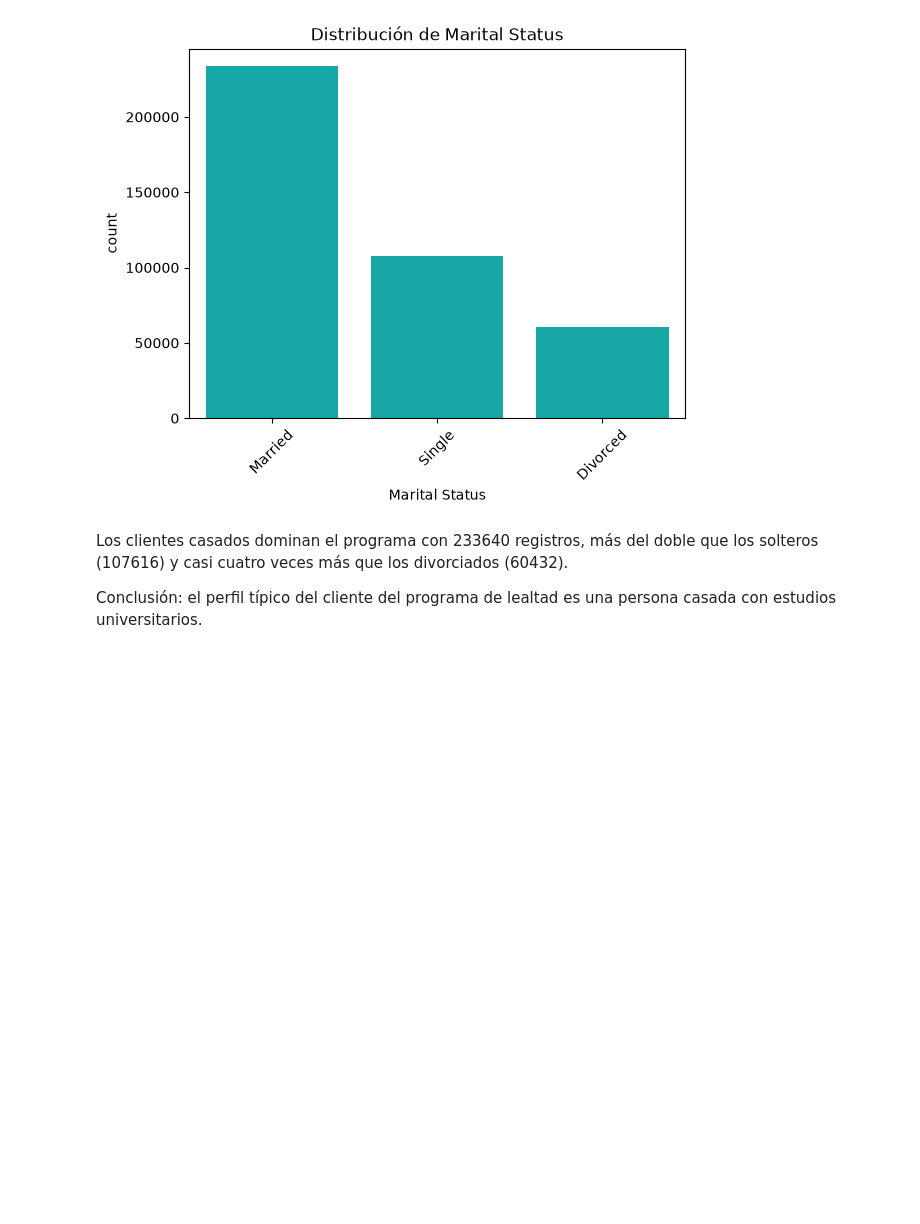
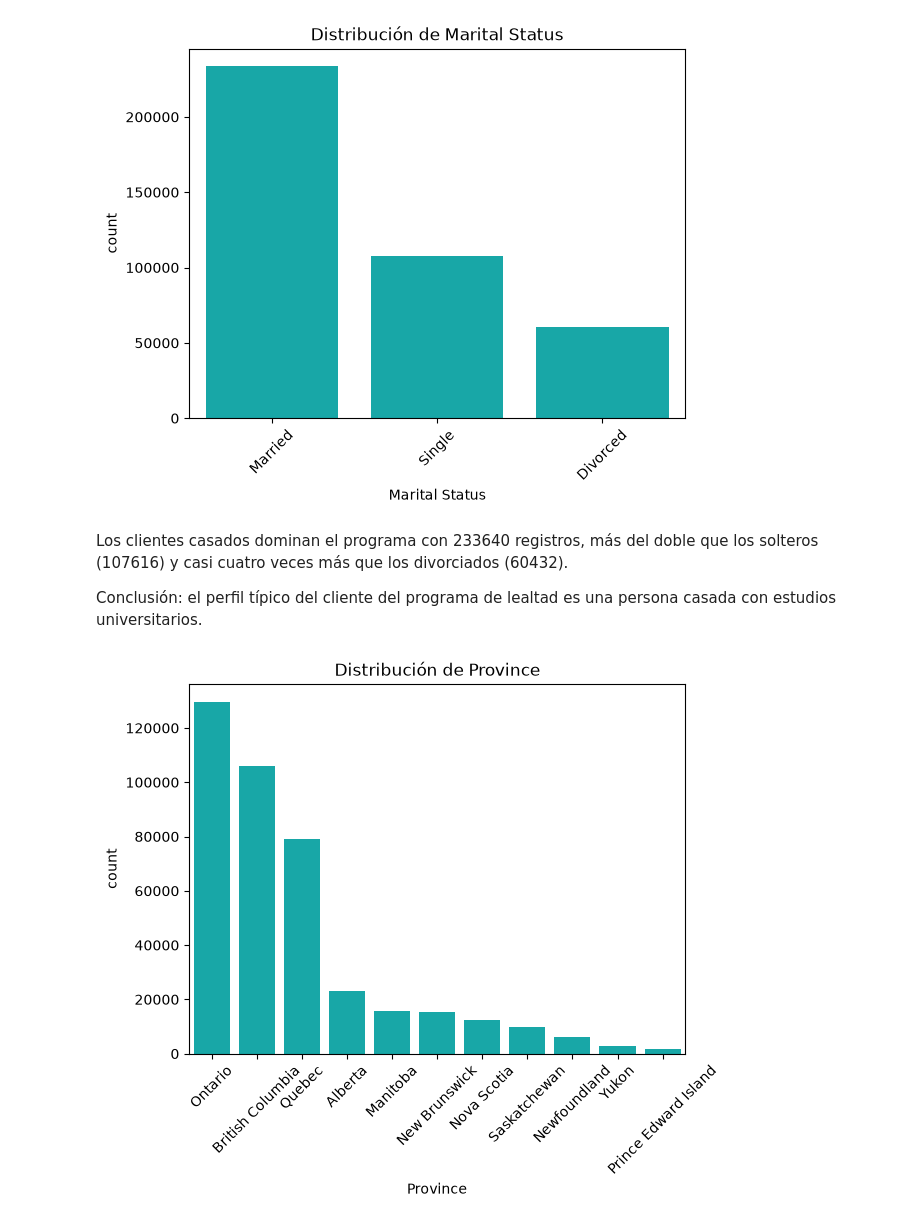
Before and after one commit to Adalab/bda-modulo-3-evaluacion-final-CristiSL, a Jupyter notebook: evaluacion-final.ipynb, the cells around one changed output. Saved outputs shown, nothing was run; the diff lists cells and outputs as text; code cells hidden in the pictures; blank space fills up the shorter version.

```diff
--- a/evaluacion-final.ipynb
+++ b/evaluacion-final.ipynb
@@ -483,3 +483,11 @@ plt.show()
 Los clientes casados dominan el programa con 233640 registros, más del doble que los solteros (107616) y casi cuatro veces más que los divorciados (60432).
 
 Conclusión: el perfil típico del cliente del programa de lealtad es una persona casada con estudios universitarios.
+# %%
+order_province = df_total["Province"].value_counts().index
+sns.countplot(x="Province", data=df_total, color="c", order=order_province)
+plt.title("Distribución de Province")
+plt.xticks(rotation=45)
+plt.show()
+# %% [output]
+[figure, added]
```
Also changed, not shown: parts of 11 cells of this notebook.
